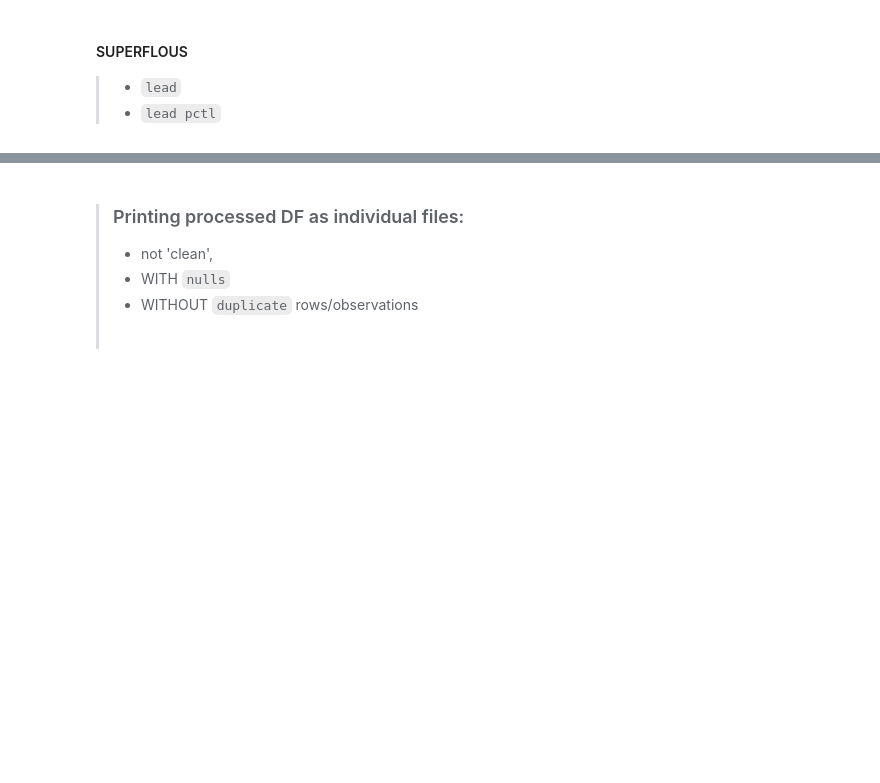
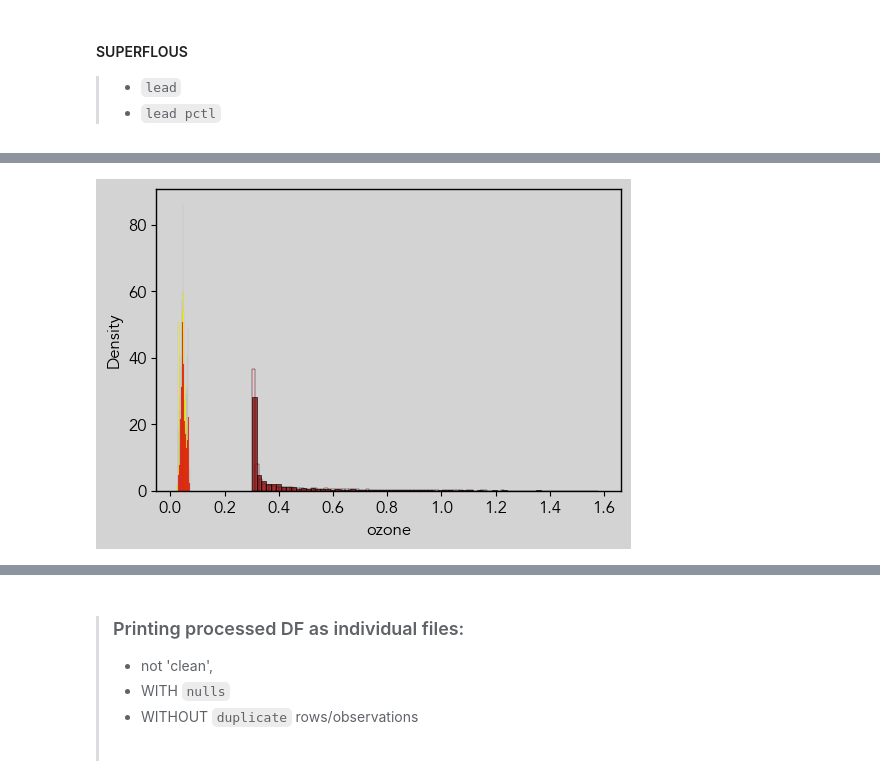
Before and after one commit to gigi-codes/warehouse_density, a Jupyter notebook: Giovanna/03_all_process.ipynb, the cells around one changed output, grey strips where cells are left out. Saved outputs shown, nothing was run; the diff lists cells and outputs as text; code cells hidden in the pictures; blank space fills up the shorter version.

```diff
--- a/Giovanna/03_all_process.ipynb
+++ b/Giovanna/03_all_process.ipynb
@@ -239,0 +240,4 @@ pd.DataFrame(df_uniques).to_csv('unique_counts.csv', index_label='ces_edition')
+# %%
+# Per David's notes: ES2 low birth weight is fraction
+# comment out to print raw value
+df2['low birth weight'] = df2['low birth weight']* 100
@@ -239,0 +274,27 @@ pd.DataFrame(df_uniques).to_csv('unique_counts.csv', index_label='ces_edition')
+# %%
+# TEST ADDING THE FED?CA LIMIT OF 0.075 ppm: COMMENT OUT if it doens't make sense.
+df1['ozone'] = df1['ozone'] + 0.075
+df2['ozone'] = df2['ozone'] + 0.075
+# %%
+sns.histplot(data = df2,
+        x = df2['ozone'],
+        color = 'pink',
+        stat = 'density'
+        );
+sns.histplot(data = df1,
+        x = df1['ozone'],
+        color = 'maroon',
+        stat = 'density'
+        );
+sns.histplot(data = df3,
+        x = df3['ozone'],
+        color = 'yellow',
+        stat = 'density'
+        );
+sns.histplot(data = df4,
+        x = df4['ozone'],
+        color = 'red',
+        stat = 'density'
+        );
+# %% [output]
+[figure, added]
```
Also changed, not shown: parts of 9 cells of this notebook.
